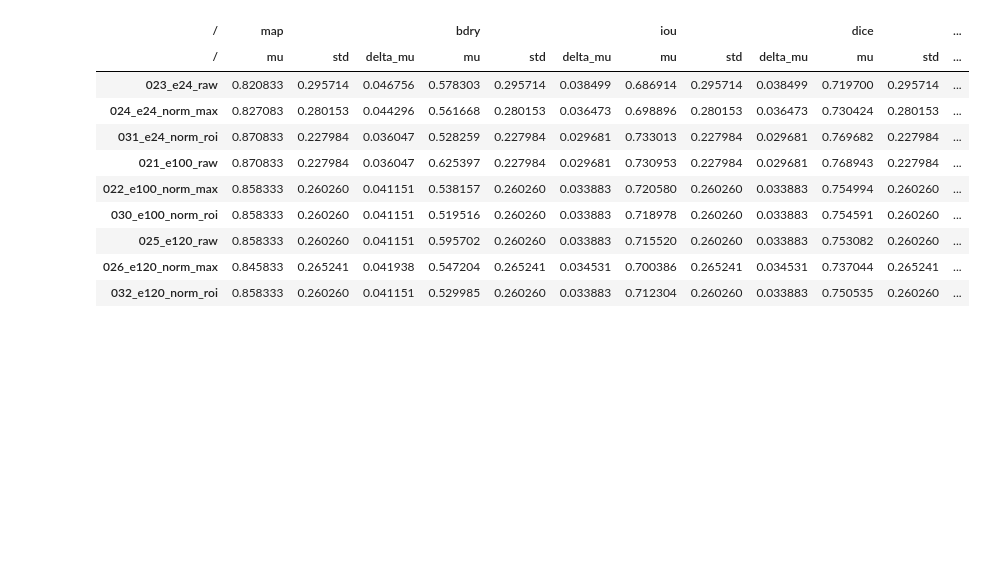
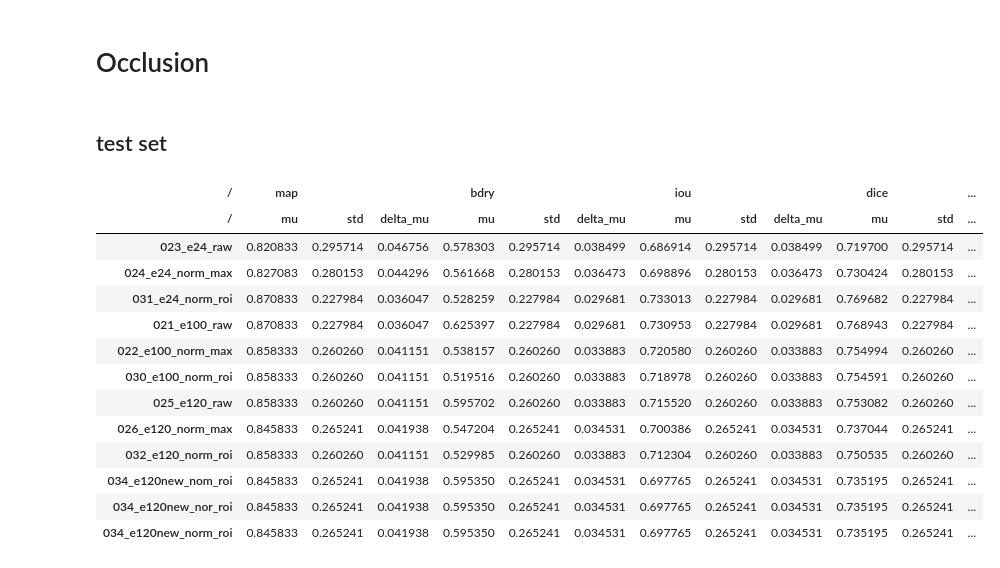
Before and after one commit to sunfanyi/Mask_RCNN_Occlusion, a Jupyter notebook: evaluate/plot_data.ipynb, the cells around one changed output. Saved outputs shown, nothing was run; the diff lists cells and outputs as text; code cells hidden in the pictures; blank space fills up the shorter version.

```diff
--- a/evaluate/plot_data.ipynb
+++ b/evaluate/plot_data.ipynb
@@ -74,32 +157,42 @@ plt.show()
+# %% [markdown]
+# Occlusion
+# %% [markdown]
+## test set
 # %%
 data = """
 /	map	map	map	bdry	bdry	bdry	iou	iou	iou	dice	dice	dice
 /	mu	std	delta_mu	mu	std	delta_mu	mu	std	delta_mu	mu	std	delta_mu
 023_e24_raw	0.820833334	0.295713681	0.046756438	0.57830339	0.295713681	0.038498642	0.686914346	0.295713681	0.038498642	0.719699541	0.295713681	0.038498642
 024_e24_norm_max	0.827083334	0.280152774	0.044296043	0.561667554	0.280152774	0.036472785	0.69889554	0.280152774	0.036472785	0.730423839	0.280152774	0.036472785
 031_e24_norm_roi	0.870833334	0.227983542	0.036047363	0.528259244	0.227983542	0.029680929	0.733013378	0.227983542	0.029680929	0.769681588	0.227983542	0.029680929
 021_e100_raw	0.870833334	0.227983542	0.036047363	0.625396588	0.227983542	0.029680929	0.730953018	0.227983542	0.029680929	0.768943344	0.227983542	0.029680929
 022_e100_norm_max	0.858333334	0.260259567	0.041150651	0.538157479	0.260259567	0.03388291	0.720580037	0.260259567	0.03388291	0.754994297	0.260259567	0.03388291
 030_e100_norm_roi	0.858333334	0.260259567	0.041150651	0.519515805	0.260259567	0.03388291	0.718977856	0.260259567	0.03388291	0.754590515	0.260259567	0.03388291
 025_e120_raw	0.858333334	0.260259567	0.041150651	0.595702454	0.260259567	0.03388291	0.715519975	0.260259567	0.03388291	0.753082228	0.260259567	0.03388291
 026_e120_norm_max	0.845833334	0.265240577	0.041938218	0.547203783	0.265240577	0.034531382	0.700386224	0.265240577	0.034531382	0.737043915	0.265240577	0.034531382
 032_e120_norm_roi	0.858333334	0.260259567	0.041150651	0.529984994	0.260259567	0.03388291	0.712303737	0.260259567	0.03388291	0.750534527	0.260259567	0.03388291
+034_e120new_nom_roi	0.845833334	0.265240577	0.041938218	0.59535021	0.265240577	0.034531382	0.697764799	0.265240577	0.034531382	0.735194518	0.265240577	0.034531382
+034_e120new_nor_roi	0.845833334	0.265240577	0.041938218	0.59535021	0.265240577	0.034531382	0.697764799	0.265240577	0.034531382	0.735194518	0.265240577	0.034531382
+034_e120new_norm_roi	0.845833334	0.265240577	0.041938218	0.59535021	0.265240577	0.034531382	0.697764799	0.265240577	0.034531382	0.735194518	0.265240577	0.034531382
 
 """
 df = pd.read_csv(io.StringIO(data.strip()), sep='\t', header=[0,1], index_col=0)
 df
 # %% [output]
 | / | map |  |  | bdry |  |  | iou |  |  | dice |  | ... |
 | / | mu | std | delta_mu | mu | std | delta_mu | mu | std | delta_mu | mu | std | ... |
 | 023_e24_raw | 0.820833 | 0.295714 | 0.046756 | 0.578303 | 0.295714 | 0.038499 | 0.686914 | 0.295714 | 0.038499 | 0.719700 | 0.295714 | ... |
 | 024_e24_norm_max | 0.827083 | 0.280153 | 0.044296 | 0.561668 | 0.280153 | 0.036473 | 0.698896 | 0.280153 | 0.036473 | 0.730424 | 0.280153 | ... |
 | 031_e24_norm_roi | 0.870833 | 0.227984 | 0.036047 | 0.528259 | 0.227984 | 0.029681 | 0.733013 | 0.227984 | 0.029681 | 0.769682 | 0.227984 | ... |
 | 021_e100_raw | 0.870833 | 0.227984 | 0.036047 | 0.625397 | 0.227984 | 0.029681 | 0.730953 | 0.227984 | 0.029681 | 0.768943 | 0.227984 | ... |
 | 022_e100_norm_max | 0.858333 | 0.260260 | 0.041151 | 0.538157 | 0.260260 | 0.033883 | 0.720580 | 0.260260 | 0.033883 | 0.754994 | 0.260260 | ... |
 | 030_e100_norm_roi | 0.858333 | 0.260260 | 0.041151 | 0.519516 | 0.260260 | 0.033883 | 0.718978 | 0.260260 | 0.033883 | 0.754591 | 0.260260 | ... |
 | 025_e120_raw | 0.858333 | 0.260260 | 0.041151 | 0.595702 | 0.260260 | 0.033883 | 0.715520 | 0.260260 | 0.033883 | 0.753082 | 0.260260 | ... |
 | 026_e120_norm_max | 0.845833 | 0.265241 | 0.041938 | 0.547204 | 0.265241 | 0.034531 | 0.700386 | 0.265241 | 0.034531 | 0.737044 | 0.265241 | ... |
 | 032_e120_norm_roi | 0.858333 | 0.260260 | 0.041151 | 0.529985 | 0.260260 | 0.033883 | 0.712304 | 0.260260 | 0.033883 | 0.750535 | 0.260260 | ... |
+| 034_e120new_nom_roi | 0.845833 | 0.265241 | 0.041938 | 0.595350 | 0.265241 | 0.034531 | 0.697765 | 0.265241 | 0.034531 | 0.735195 | 0.265241 | ... |
+| 034_e120new_nor_roi | 0.845833 | 0.265241 | 0.041938 | 0.595350 | 0.265241 | 0.034531 | 0.697765 | 0.265241 | 0.034531 | 0.735195 | 0.265241 | ... |
+| 034_e120new_norm_roi | 0.845833 | 0.265241 | 0.041938 | 0.595350 | 0.265241 | 0.034531 | 0.697765 | 0.265241 | 0.034531 | 0.735195 | 0.265241 | ... |
 # %%
 # Create a subplot for each category
 fig, axs = plt.subplots(2, 2, figsize=(12, 10))
```
Also changed, not shown: parts of 10 cells of this notebook, 7 other files.
